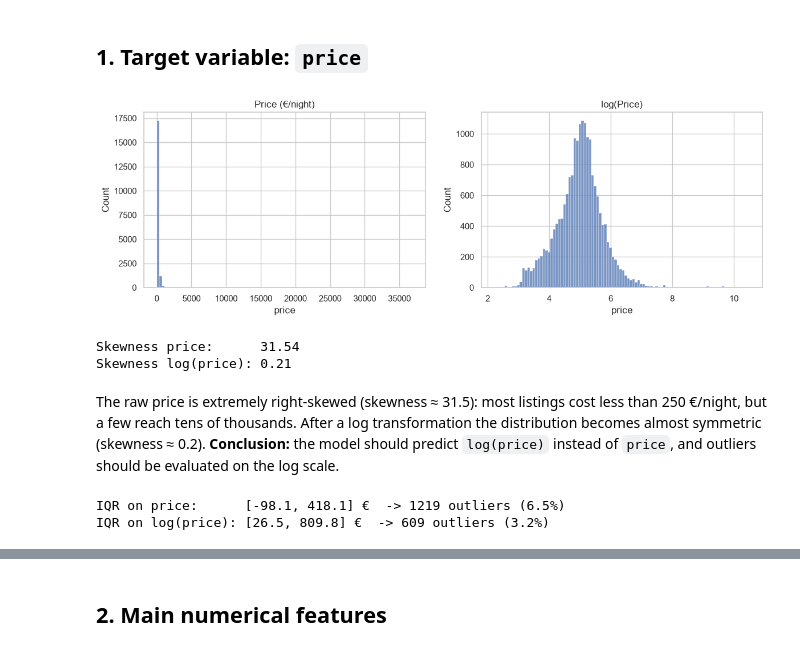
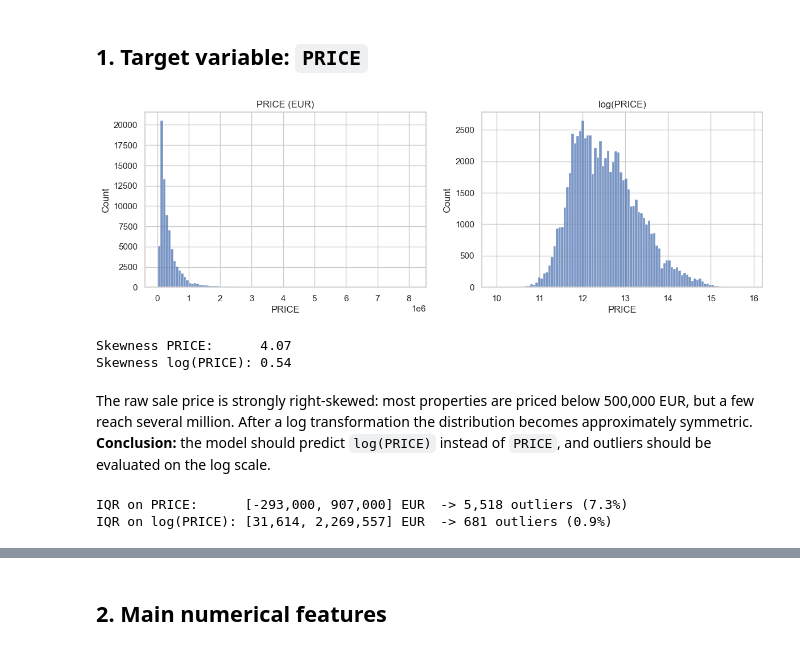
Before and after one commit to PabloMonteroRuiz/machine-learning-airbnb, a Jupyter notebook: notebooks/02_distributions_and_outliers.ipynb, the cells around one changed output, grey strips where cells are left out. Cells and saved outputs as stored; diff of their text form; code cells hidden in the pictures.

```diff
--- a/notebooks/02_distributions_and_outliers.ipynb
+++ b/notebooks/02_distributions_and_outliers.ipynb
@@ -13,6 +13,10 @@ import seaborn as sns
 pd.set_option("display.max_columns", None)
 sns.set_theme(style="whitegrid")
 
-df = pd.read_parquet("../data/processed/listings_00.parquet")
-df.shape
+try:
+    df = pd.read_parquet("../data/processed/listings_01.parquet")
+except FileNotFoundError:
+    df = pd.read_csv("../data/Madrid_Sale.csv")
+
+print(f"Loaded: {df.shape[0]} rows × {df.shape[1]} columns")
 # %% [output]
@@ -38,23 +42,23 @@ df[main_num_cols].describe().T
 # %% [markdown]
-## 1. Target variable: `price`
+## 1. Target variable: `PRICE`
 # %%
-price = df["price"].dropna()
+price = df["PRICE"]
 
 fig, axes = plt.subplots(1, 2, figsize=(14, 4))
 sns.histplot(price, bins=100, ax=axes[0])
-axes[0].set_title("Price (€/night)")
+axes[0].set_title("PRICE (EUR)")
 sns.histplot(np.log(price), bins=100, ax=axes[1])
-axes[1].set_title("log(Price)")
+axes[1].set_title("log(PRICE)")
 plt.show()
 
-print(f"Skewness price:      {price.skew():.2f}")
-print(f"Skewness log(price): {np.log(price).skew():.2f}")
+print(f"Skewness PRICE:      {price.skew():.2f}")
+print(f"Skewness log(PRICE): {np.log(price).skew():.2f}")
 # %% [output]
-[figure, old version]
+[figure, new version]
-Skewness price:      31.54
-Skewness log(price): 0.21
+Skewness PRICE:      4.07
+Skewness log(PRICE): 0.54
 # %% [markdown]
-The raw price is extremely right-skewed (skewness ≈ 31.5): most listings cost less than 250 €/night, but a few reach tens of thousands. After a log transformation the distribution becomes almost symmetric (skewness ≈ 0.2). **Conclusion:** the model should predict `log(price)` instead of `price`, and outliers should be evaluated on the log scale.
+The raw sale price is strongly right-skewed: most properties are priced below 500,000 EUR, but a few reach several million. After a log transformation the distribution becomes approximately symmetric. **Conclusion:** the model should predict `log(PRICE)` instead of `PRICE`, and outliers should be evaluated on the log scale.
 # %%
 def iqr_bounds(s, k=1.5):
     q1, q3 = s.quantile([0.25, 0.75])
@@ -63,12 +67,12 @@ def iqr_bounds(s, k=1.5):
 
 low, high = iqr_bounds(price)
 n_out = ((price < low) | (price > high)).sum()
-print(f"IQR on price:      [{low:.1f}, {high:.1f}] €  -> {n_out} outliers ({n_out/len(price):.1%})")
+print(f"IQR on PRICE:      [{low:,.0f}, {high:,.0f}] EUR  -> {n_out:,} outliers ({n_out/len(price):.1%})")
 
 log_price = np.log(price)
 log_low, log_high = iqr_bounds(log_price)
 n_out_log = ((log_price < log_low) | (log_price > log_high)).sum()
-print(f"IQR on log(price): [{np.exp(log_low):.1f}, {np.exp(log_high):.1f}] €  -> {n_out_log} outliers ({n_out_log/len(price):.1%})")
+print(f"IQR on log(PRICE): [{np.exp(log_low):,.0f}, {np.exp(log_high):,.0f}] EUR  -> {n_out_log:,} outliers ({n_out_log/len(price):.1%})")
 # %% [output]
-IQR on price:      [-98.1, 418.1] €  -> 1219 outliers (6.5%)
-IQR on log(price): [26.5, 809.8] €  -> 609 outliers (3.2%)
+IQR on PRICE:      [-293,000, 907,000] EUR  -> 5,518 outliers (7.3%)
+IQR on log(PRICE): [31,614, 2,269,557] EUR  -> 681 outliers (0.9%)
```
Also changed, not shown: parts of 44 cells of this notebook, 3 other files.
